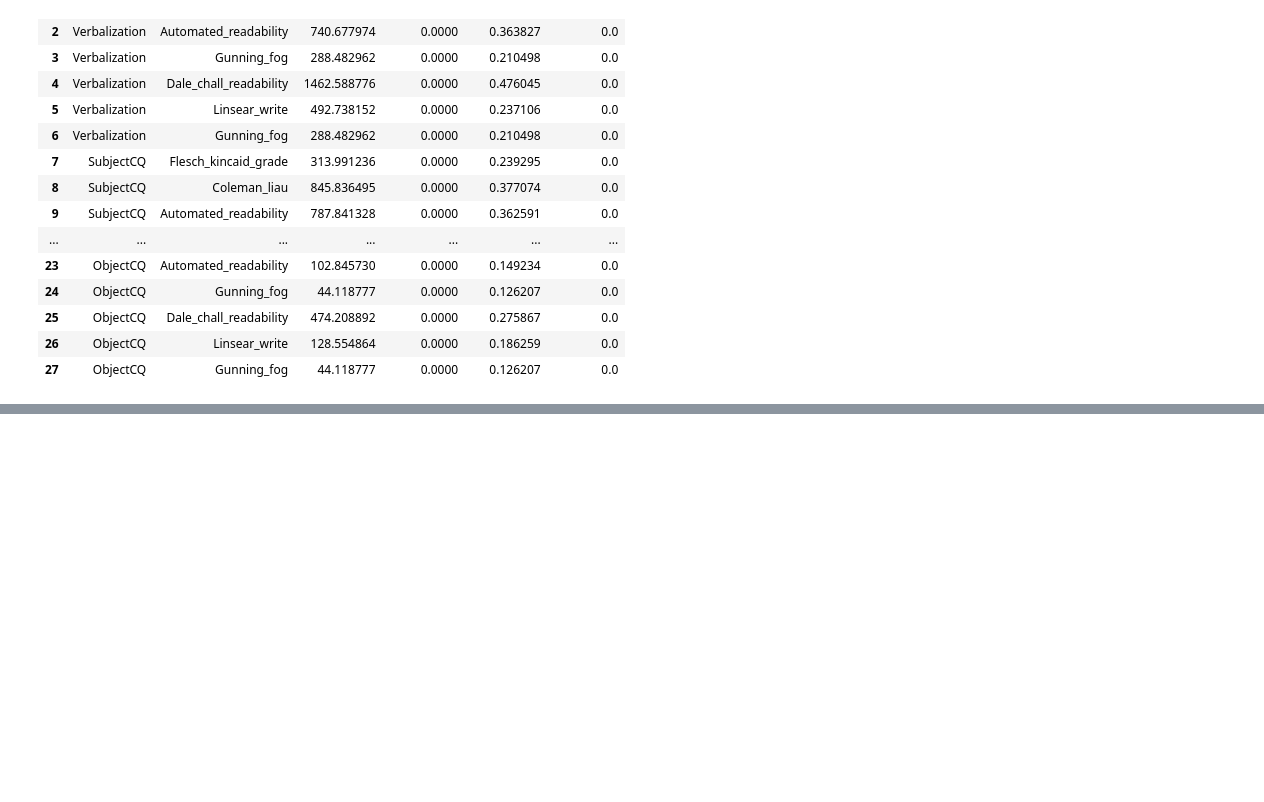
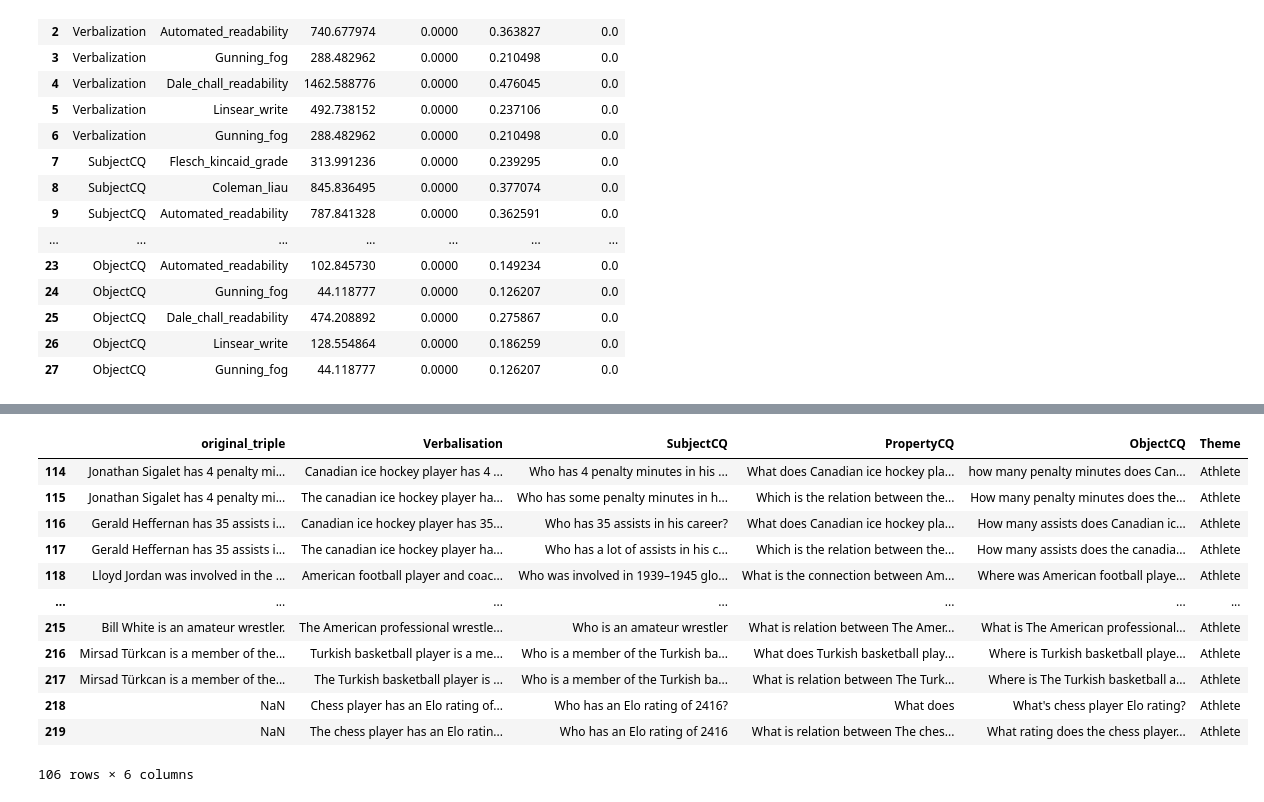
Before and after one commit to King-s-Knowledge-Graph-Lab/revont, a Jupyter notebook: Scripts/statistics.ipynb, the cells around one changed output, grey strips where cells are left out. Drawn from its saved outputs; the diff is of its cells as text; code cells hidden in the pictures; blank space fills up the shorter version.

```diff
--- a/Scripts/statistics.ipynb
+++ b/Scripts/statistics.ipynb
@@ -627,0 +595,38 @@ pvioted_dfs
+# %%
+entries = os.listdir('../Data/User-Based_Evaluation')
+human = {}
+for e in entries:
+    human[str(e.split(' ')[0])] =  pd.read_csv(f'../Data/User-Based_Evaluation/{e}').iloc[0:3]
+df_human = pd.DataFrame()
+
+data = human.copy()
+# Initialize an empty DataFrame for the desired output
+formatted_df = pd.DataFrame(columns=['original_triple', 'Verbalisation', 'SubjectCQ', 'PropertyCQ', 'ObjectCQ', 'Theme'])
+for theme, df in data.items():
+    i=1
+    df = df.dropna(axis=1, how="all")
+    while df.shape[1] > i+1:
+        row = {}
+        row['original_triple'] = df.iloc[0,i]
+        row['Verbalisation'] = df.iloc[1,i]
+        row['SubjectCQ'] = df.iloc[1,i+1]
+        row['PropertyCQ'] = df.iloc[1,i+2]
+        row['ObjectCQ'] = df.iloc[1,i+3]
+        row['Theme'] =  theme
+        formatted_df = pd.concat([formatted_df, pd.DataFrame([row])], axis=0, ignore_index=True)
+        row = {}
+        row['original_triple'] = df.iloc[0,i]
+        row['Verbalisation'] = df.iloc[2,i]
+        row['SubjectCQ'] = df.iloc[2,i+1]
+        row['PropertyCQ'] = df.iloc[2,i+2]
+        row['ObjectCQ'] = df.iloc[2,i+3]
+        row['Theme'] =  theme
+        formatted_df = pd.concat([formatted_df, pd.DataFrame([row])], axis=0, ignore_index=True)
+        i += 4
+
+formatted_df.to_csv('../Data/WDV-CQ-HA.csv')
+# %%
+themed_df = formatted_df[formatted_df['Theme']=='Building']
+themed_df = themed_df.fillna('None')
+lengths_df = themed_df.applymap(len)
+themed_df.shape, lengths_df.mean(), lengths_df.std()
@@ -627,0 +649,16 @@ pvioted_dfs
+# %%
+themed_df
+# %% [output]
+|  | original_triple | Verbalisation | SubjectCQ | PropertyCQ | ObjectCQ | Theme |
+| 114 | Jonathan Sigalet has 4 penalty mi... | Canadian ice hockey player has 4 ... | Who has 4 penalty minutes in his ... | What does Canadian ice hockey pla... | how many penalty minutes does Can... | Athlete |
+| 115 | Jonathan Sigalet has 4 penalty mi... | The canadian ice hockey player ha... | Who has some penalty minutes in h... | Which is the relation between the... | How many penalty minutes does the... | Athlete |
+| 116 | Gerald Heffernan has 35 assists i... | Canadian ice hockey player has 35... | Who has 35 assists in his career? | What does Canadian ice hockey pla... | How many assists does Canadian ic... | Athlete |
+| 117 | Gerald Heffernan has 35 assists i... | The canadian ice hockey player ha... | Who has a lot of assists in his c... | Which is the relation between the... | How many assists does the canadia... | Athlete |
+| 118 | Lloyd Jordan was involved in the ... | American football player and coac... | Who was involved in 1939–1945 glo... | What is the connection between Am... | Where was American football playe... | Athlete |
+| ... | ... | ... | ... | ... | ... | ... |
+| 215 | Bill White is an amateur wrestler. | The American professional wrestle... | Who is an amateur wrestler | What is relation between The Amer... | What is The American professional... | Athlete |
+| 216 | Mirsad Türkcan is a member of the... | Turkish basketball player is a me... | Who is a member of the Turkish ba... | What does Turkish basketball play... | Where is Turkish basketball playe... | Athlete |
+| 217 | Mirsad Türkcan is a member of the... | The Turkish basketball player is ... | Who is a member of the Turkish ba... | What is relation between The Turk... | Where is The Turkish basketball a... | Athlete |
+| 218 | NaN | Chess player has an Elo rating of... | Who has an Elo rating of 2416? | What does | What's chess player Elo rating? | Athlete |
+| 219 | NaN | The chess player has an Elo ratin... | Who has an Elo rating of 2416 | What is relation between The ches... | What rating does the chess player... | Athlete |
+106 rows × 6 columns
```
Also changed, not shown: parts of 7 cells of this notebook, 7 other files.
